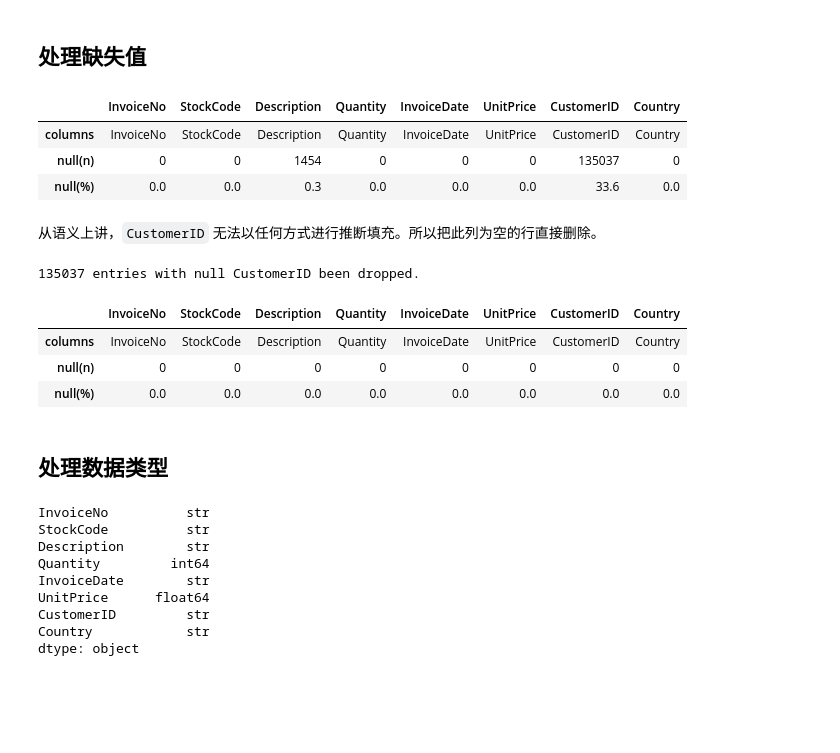
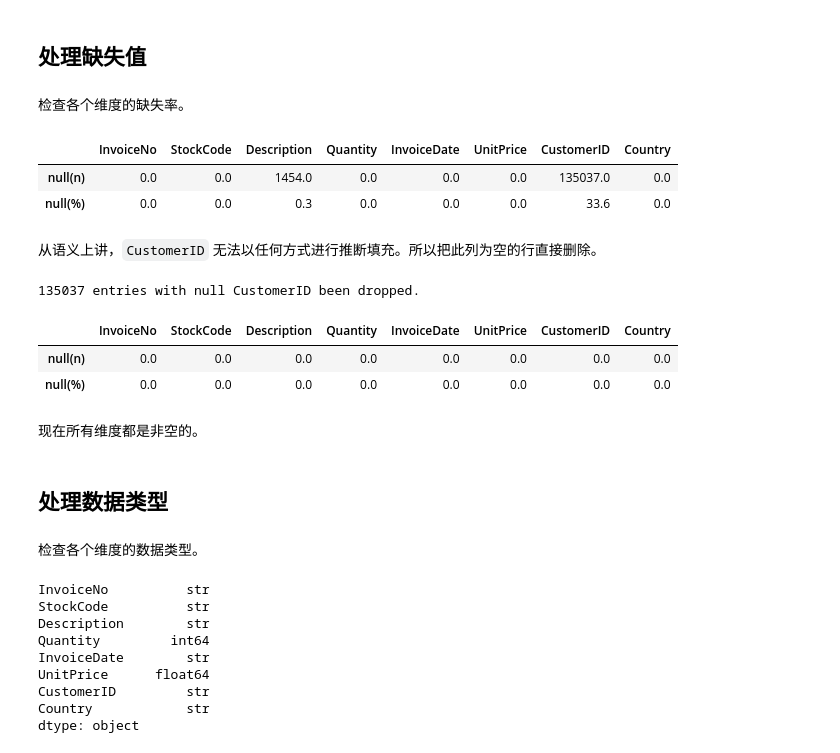
Before and after one commit to ReAllTh/blog, a Jupyter notebook: posts/data_analysis/customer_segmentation/index.ipynb, the cells around one changed output. Drawn from its saved outputs; the diff is of its cells as text; code cells hidden in the pictures; blank space fills up the shorter version.

```diff
--- a/posts/data_analysis/customer_segmentation/index.ipynb
+++ b/posts/data_analysis/customer_segmentation/index.ipynb
@@ -58,18 +65,18 @@ print(f'{count_duplicated} duplicated entries been dropped.')
 5268 duplicated entries been dropped.
 # %% [markdown]
 ## 处理缺失值
+# %% [markdown]
+检查各个维度的缺失率。
 # %%
 # handle the null value
 count_null = data_origin.isna().sum()
 pd.DataFrame({
-    'columns': data_origin.columns,
     'null(n)': count_null,
     'null(%)': round(((count_null / data_origin.count()) * 100), 1)
 }).T
 # %% [output]
 |  | InvoiceNo | StockCode | Description | Quantity | InvoiceDate | UnitPrice | CustomerID | Country |
-| columns | InvoiceNo | StockCode | Description | Quantity | InvoiceDate | UnitPrice | CustomerID | Country |
-| null(n) | 0 | 0 | 1454 | 0 | 0 | 0 | 135037 | 0 |
+| null(n) | 0.0 | 0.0 | 1454.0 | 0.0 | 0.0 | 0.0 | 135037.0 | 0.0 |
 | null(%) | 0.0 | 0.0 | 0.3 | 0.0 | 0.0 | 0.0 | 33.6 | 0.0 |
 # %% [markdown]
 从语义上讲，`CustomerID` 无法以任何方式进行推断填充。所以把此列为空的行直接删除。
@@ -81,18 +88,20 @@ print(f'{count_null_customer_id} entries with null CustomerID been dropped.')
 
 count_null = data_origin.isna().sum()
 pd.DataFrame({
-    'columns': data_origin.columns,
     'null(n)': count_null,
     'null(%)': round(((count_null / data_origin.count()) * 100), 1)
 }).T
 # %% [output]
 135037 entries with null CustomerID been dropped.
 |  | InvoiceNo | StockCode | Description | Quantity | InvoiceDate | UnitPrice | CustomerID | Country |
-| columns | InvoiceNo | StockCode | Description | Quantity | InvoiceDate | UnitPrice | CustomerID | Country |
-| null(n) | 0 | 0 | 0 | 0 | 0 | 0 | 0 | 0 |
+| null(n) | 0.0 | 0.0 | 0.0 | 0.0 | 0.0 | 0.0 | 0.0 | 0.0 |
 | null(%) | 0.0 | 0.0 | 0.0 | 0.0 | 0.0 | 0.0 | 0.0 | 0.0 |
+# %% [markdown]
+现在所有维度都是非空的。
 # %% [markdown]
 ## 处理数据类型
+# %% [markdown]
+检查各个维度的数据类型。
 # %%
 # check dtypes
 data_origin.dtypes
```
Also changed, not shown: parts of 67 cells of this notebook.
